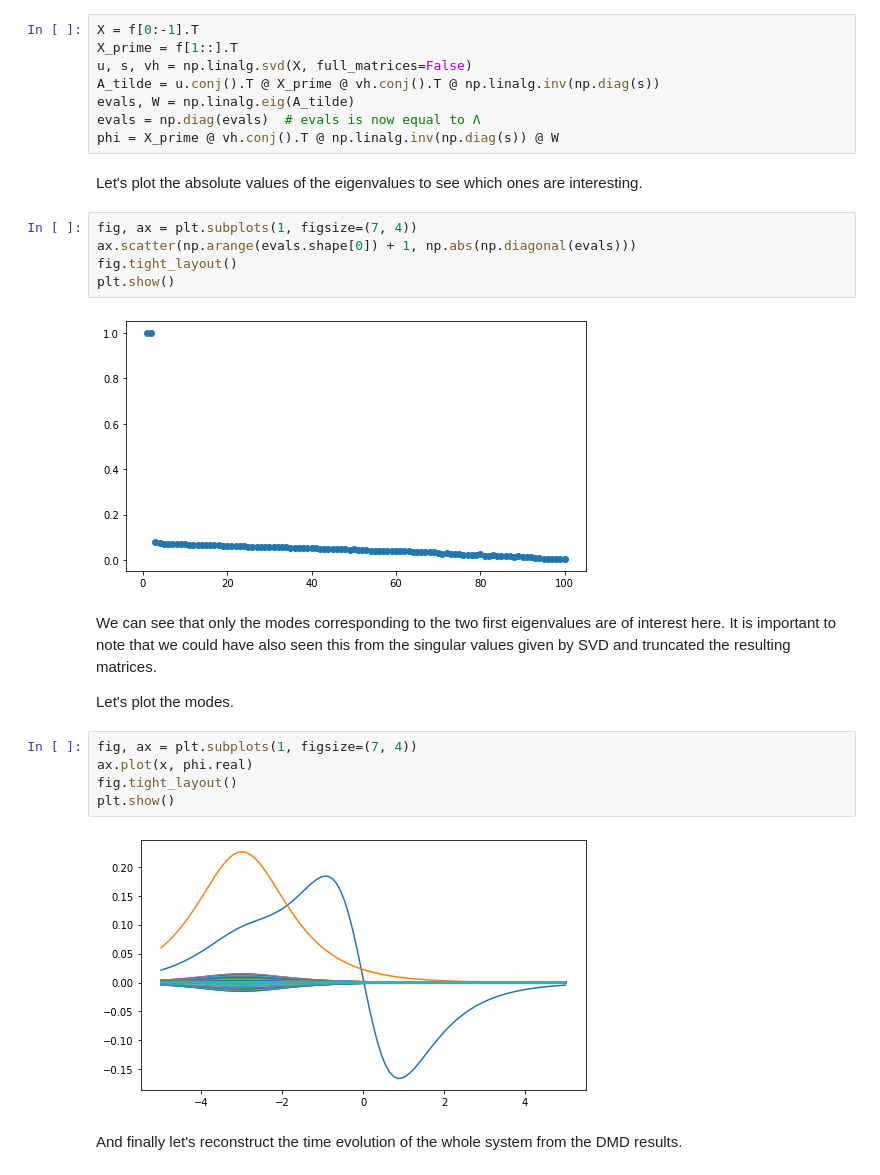
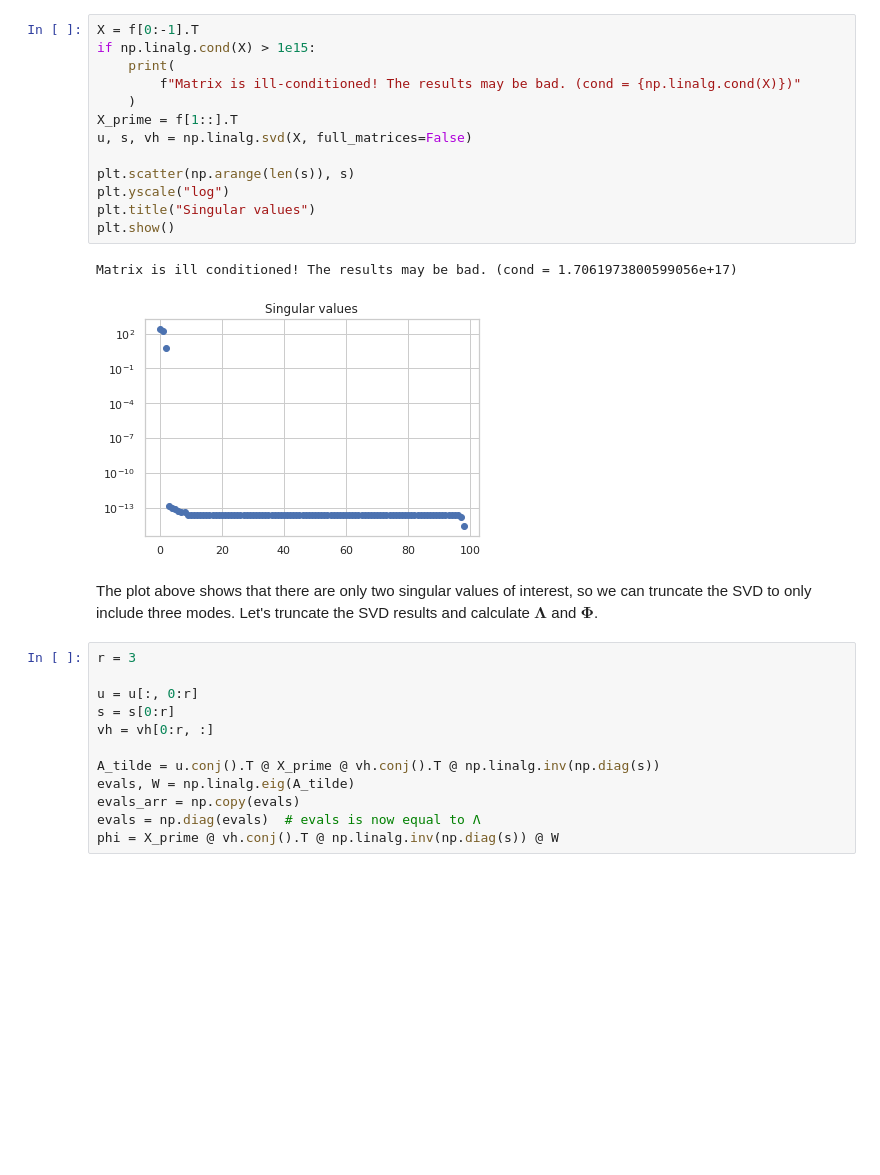
Before and after one commit to kerkelae/dmd, a Jupyter notebook: simple_example.ipynb, the cells around one changed output. Drawn from its saved outputs; the diff is of its cells as text; blank space fills up the shorter version.

```diff
--- a/simple_example.ipynb
+++ b/simple_example.ipynb
@@ -96,30 +124,30 @@ We can define the matrices $\mathbf{X}$ and $\mathbf{X}$', and calculate $\mathb
+# %%
+X = f[0:-1].T
+if np.linalg.cond(X) > 1e15:
+    print(
+        f"Matrix is ill-conditioned! The results may be bad. (cond = {np.linalg.cond(X)})"
+    )
+X_prime = f[1::].T
+u, s, vh = np.linalg.svd(X, full_matrices=False)
+
+plt.scatter(np.arange(len(s)), s)
+plt.yscale("log")
+plt.title("Singular values")
+plt.show()
+# %% [output]
+Matrix is ill conditioned! The results may be bad. (cond = 1.7061973800599056e+17)
+[figure, added]
+# %% [markdown]
+The plot above shows that there are only two singular values of interest, so we can truncate the SVD to only include three modes. Let's truncate the SVD results and calculate $\mathbf{\Lambda}$ and $\mathbf{\Phi}$.
 # %%
-X = f[0:-1].T
-X_prime = f[1::].T
-u, s, vh = np.linalg.svd(X, full_matrices=False)
+r = 3
+
+u = u[:, 0:r]
+s = s[0:r]
+vh = vh[0:r, :]
+
 A_tilde = u.conj().T @ X_prime @ vh.conj().T @ np.linalg.inv(np.diag(s))
 evals, W = np.linalg.eig(A_tilde)
+evals_arr = np.copy(evals)
 evals = np.diag(evals)  # evals is now equal to Λ
 phi = X_prime @ vh.conj().T @ np.linalg.inv(np.diag(s)) @ W
-# %% [markdown]
-Let's plot the absolute values of the eigenvalues to see which ones are interesting.
-# %%
-fig, ax = plt.subplots(1, figsize=(7, 4))
-ax.scatter(np.arange(evals.shape[0]) + 1, np.abs(np.diagonal(evals)))
-fig.tight_layout()
-plt.show()
-# %% [output]
-[figure, removed]
-# %% [markdown]
-We can see that only the modes corresponding to the two first eigenvalues are of interest here. It is important to note that we could have also seen this from the singular values given by SVD and truncated the resulting matrices.
-
-Let's plot the modes.
-# %%
-fig, ax = plt.subplots(1, figsize=(7, 4))
-ax.plot(x, phi.real)
-fig.tight_layout()
-plt.show()
-# %% [output]
-[figure, removed]
-# %% [markdown]
-And finally let's reconstruct the time evolution of the whole system from the DMD results.
```
Also changed, not shown: parts of 9 cells of this notebook.
